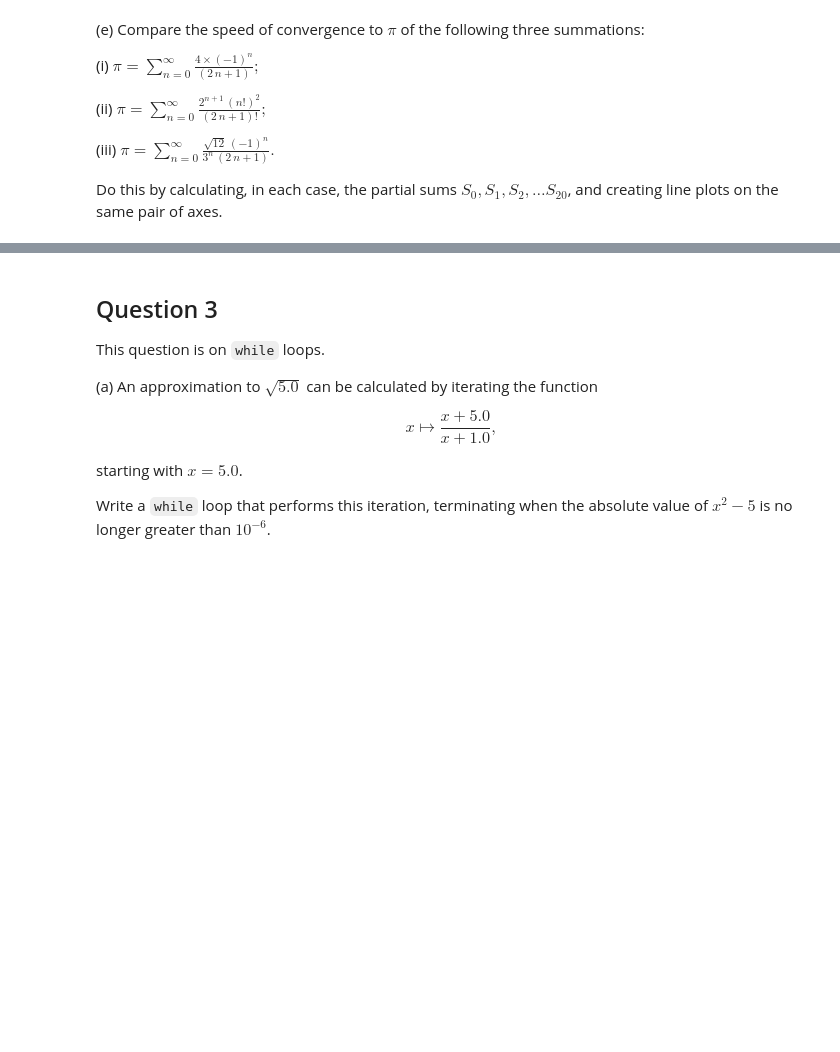
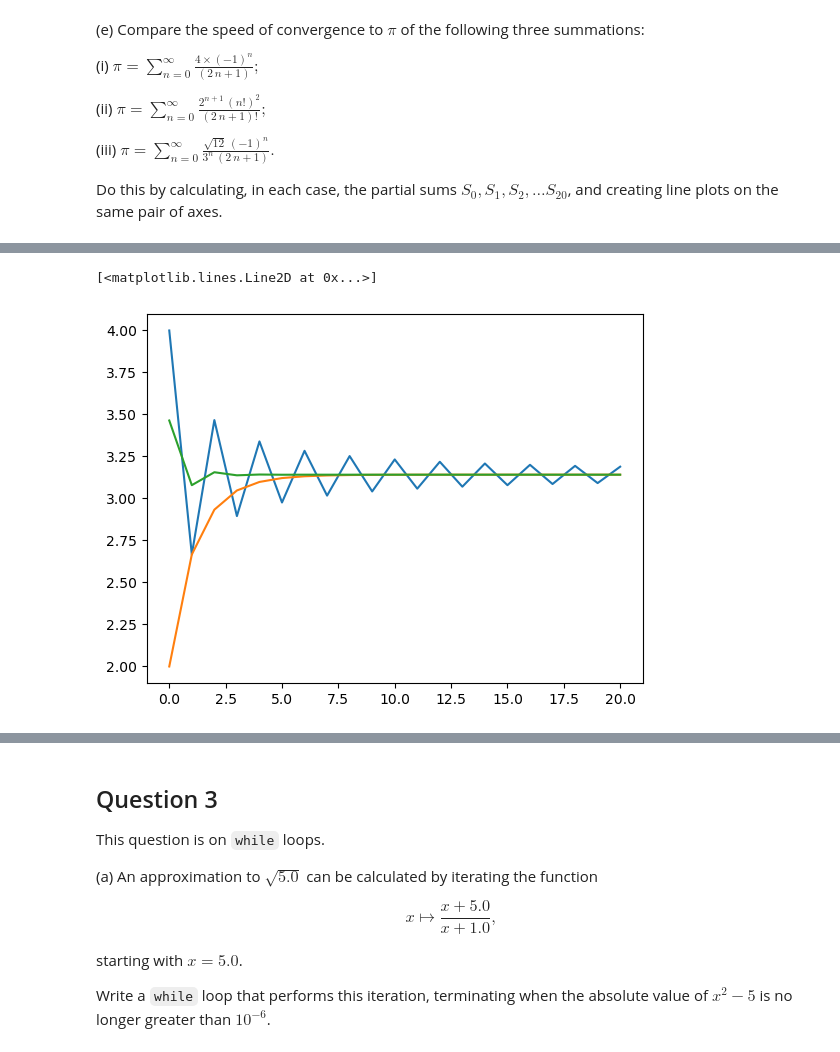
Before and after one commit to Imperial-MATH40006/term1-week7-cyrustt, a Jupyter notebook: term1week7.ipynb, the cells around one changed output, grey strips where cells are left out. Cells and saved outputs as stored; diff of their text form; code cells hidden in the pictures; blank space fills up the shorter version.

```diff
--- a/term1week7.ipynb
+++ b/term1week7.ipynb
@@ -251,10 +329,11 @@ question2c(sequence2c)
 a, b = 1, 1
 fiblist = [a, b]
 
-# for loop
-# (delete this line and insert your for loop here...)
-# YOUR CODE HERE
-raise NotImplementedError()
+for n in range(48):
+    c = a+b
+    a = b
+    b = c
+    fiblist.append(c)
 
 # print final value of sequence2d
 print(fiblist)
@@ -278,22 +362,23 @@ from math import pi, factorial, sqrt
 total1 = 0.0
 list1 = []
 for n in range(21):
-    # YOUR CODE HERE
-    raise NotImplementedError()
+    total1 += (4*(-1)**n)/ (2*n+1)
+    list1.append(total1)
 # %%
 # summation (ii)
 total2 = 0.0
 list2 = []
 for n in range(21):
-    # YOUR CODE HERE
-    raise NotImplementedError()
+    total2 += (2**(n+1)*(factorial(n))**2)/(factorial(2*n+1))
+    list2.append(total2)
 # %%
 # summation (iii)
 total3 = 0.0
 list3 = []
 for n in range(21):
     # YOUR CODE HERE
-    raise NotImplementedError()
+    total3 += (sqrt(12)*(-1)**n)/((3**n)*(2*n+1))
+    list3.append(total3)
 # %%
 print(list1)
 print(list2)
@@ -310,8 +408,13 @@ question2e_iii(list3)
 # %%
 # plot
 fig, ax = plt.subplots()
-# YOUR CODE HERE
-raise NotImplementedError()
+
+plt.plot(list1)
+plt.plot(list2)
+plt.plot(list3)
+# %% [output]
+[<matplotlib.lines.Line2D at 0x...>]
+[figure, added]
 # %%
 # 1 Mark
 _globals = globals()
```
Also changed, not shown: parts of 30 cells of this notebook.
